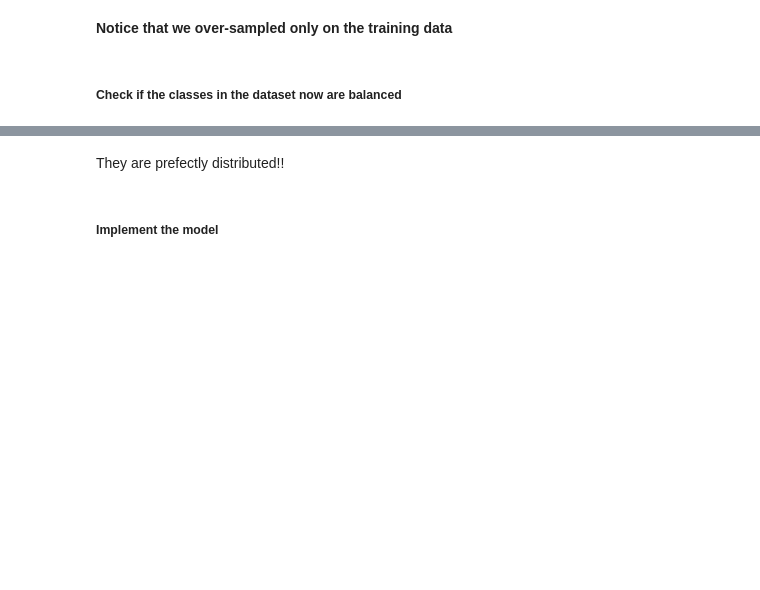
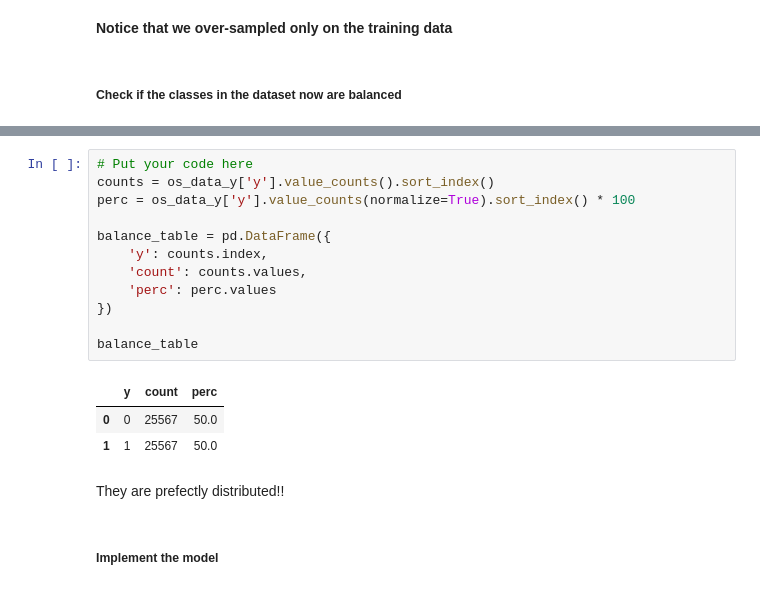
Before and after one commit to jpvalenzuelamolt/CDA, a Jupyter notebook: Session_2_Logistic_Regression_EXERCISE.ipynb, the cells around one changed output, grey strips where cells are left out. Saved outputs shown, nothing was run; the diff lists cells and outputs as text; blank space fills up the shorter version.

```diff
--- a/Session_2_Logistic_Regression_EXERCISE.ipynb
+++ b/Session_2_Logistic_Regression_EXERCISE.ipynb
@@ -418,3 +412,19 @@ Proportion of subscription data in oversampled data is  0.5
+# %%
+# Put your code here
+counts = os_data_y['y'].value_counts().sort_index()
+perc = os_data_y['y'].value_counts(normalize=True).sort_index() * 100
+
+balance_table = pd.DataFrame({
+    'y': counts.index,
+    'count': counts.values,
+    'perc': perc.values
+})
+
+balance_table
+# %% [output]
+|  | y | count | perc |
+| 0 | 0 | 25567 | 50.0 |
+| 1 | 1 | 25567 | 50.0 |
 # %% [markdown]
 They are prefectly distributed!!
 # %% [markdown]
```
Also changed, not shown: parts of 5 cells of this notebook.
